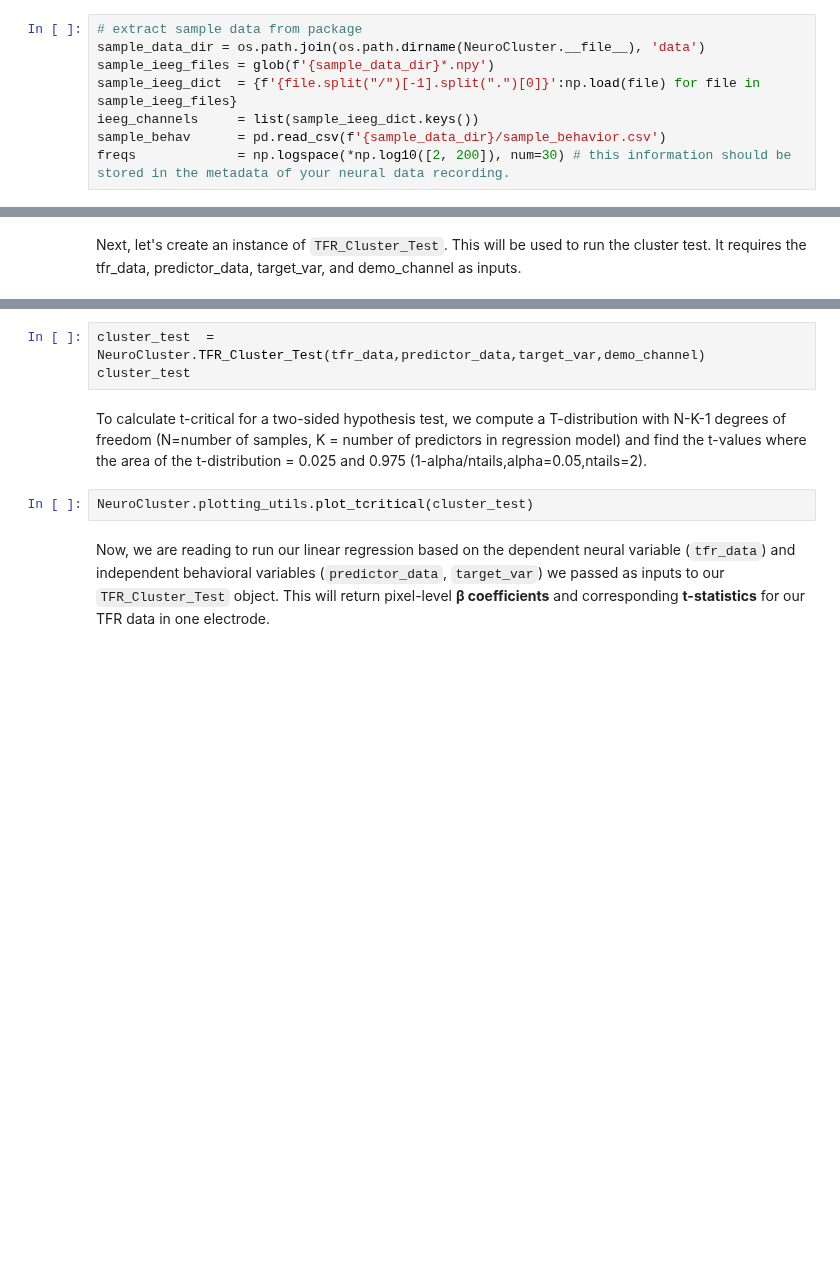
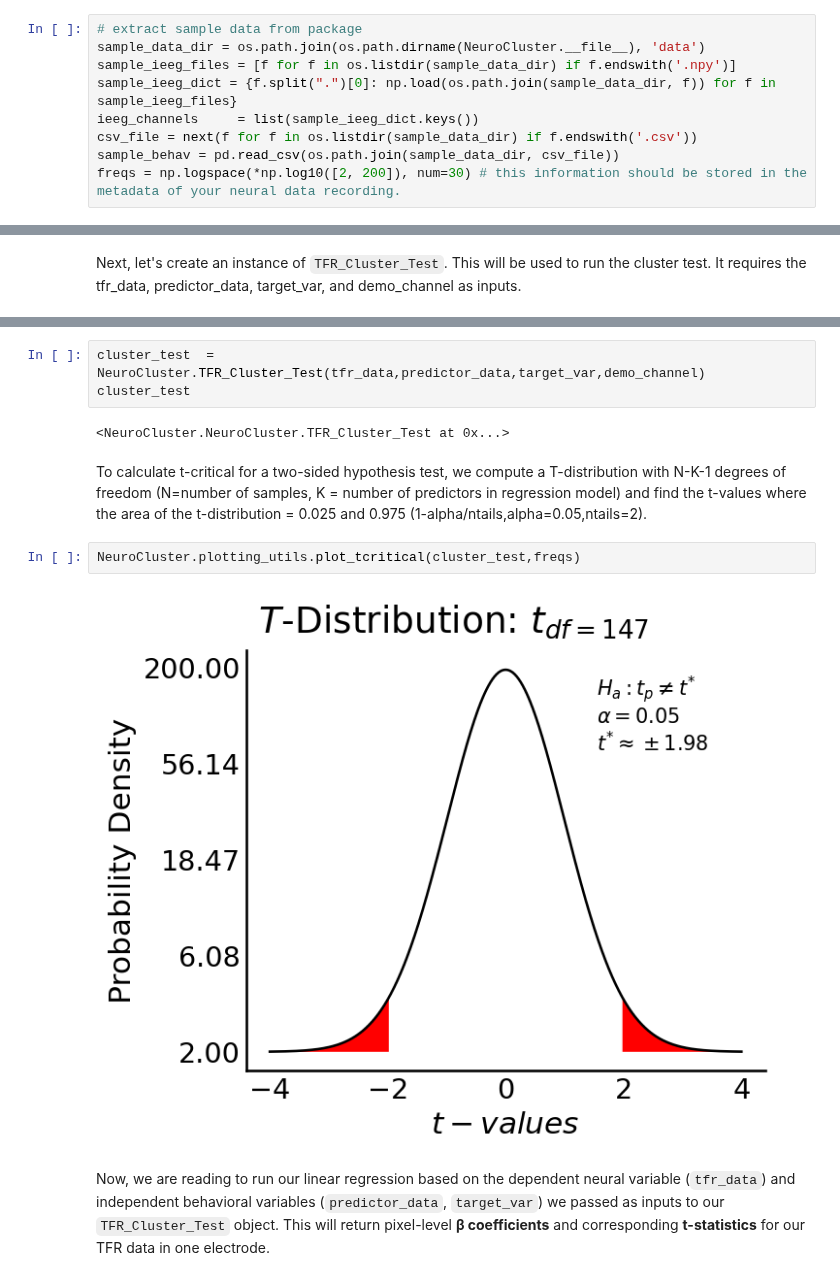
Before and after one commit to aliefink/NeuroCluster, a Jupyter notebook: notebooks/NeuroCluster_template_scrap.ipynb, the cells around one changed output, grey strips where cells are left out. Cells and saved outputs as stored; diff of their text form; blank space fills up the shorter version.

Commit message:
Fix bug in plotting utils

```diff
--- a/notebooks/NeuroCluster_template_scrap.ipynb
+++ b/notebooks/NeuroCluster_template_scrap.ipynb
@@ -33,8 +36,9 @@ FileNotFoundError: [Errno 2] No such file or directory: '/opt/anaconda3/envs/neu
 # %%
 # extract sample data from package
 sample_data_dir = os.path.join(os.path.dirname(NeuroCluster.__file__), 'data')
-sample_ieeg_files = glob(f'{sample_data_dir}*.npy')
-sample_ieeg_dict  = {f'{file.split("/")[-1].split(".")[0]}':np.load(file) for file in sample_ieeg_files}
+sample_ieeg_files = [f for f in os.listdir(sample_data_dir) if f.endswith('.npy')]
+sample_ieeg_dict = {f.split(".")[0]: np.load(os.path.join(sample_data_dir, f)) for f in sample_ieeg_files}
 ieeg_channels     = list(sample_ieeg_dict.keys())
-sample_behav      = pd.read_csv(f'{sample_data_dir}/sample_behavior.csv')
-freqs             = np.logspace(*np.log10([2, 200]), num=30) # this information should be stored in the metadata of your neural data recording.
+csv_file = next(f for f in os.listdir(sample_data_dir) if f.endswith('.csv'))
+sample_behav = pd.read_csv(os.path.join(sample_data_dir, csv_file))
+freqs = np.logspace(*np.log10([2, 200]), num=30) # this information should be stored in the metadata of your neural data recording.
@@ -75,10 +106,14 @@ help(NeuroCluster.TFR_Cluster_Test)
 # %%
 cluster_test  = NeuroCluster.TFR_Cluster_Test(tfr_data,predictor_data,target_var,demo_channel)
 cluster_test
+# %% [output]
+<NeuroCluster.NeuroCluster.TFR_Cluster_Test at 0x...>
 # %% [markdown]
 To calculate t-critical for a two-sided hypothesis test, we compute a T-distribution with N-K-1 degrees of freedom (N=number of samples, K = number of predictors in regression model) and find the t-values where the area of the t-distribution = 0.025 and 0.975 (1-alpha/ntails,alpha=0.05,ntails=2).
 # %%
-NeuroCluster.plotting_utils.plot_tcritical(cluster_test)
+NeuroCluster.plotting_utils.plot_tcritical(cluster_test,freqs)
+# %% [output]
+[figure, added]
 # %% [markdown]
 Now, we are reading to run our linear regression based on the dependent neural variable (`tfr_data`) and independent behavioral variables (`predictor_data`, `target_var`) we passed as inputs to our `TFR_Cluster_Test` object. This will return pixel-level **β coefficients** and corresponding **t-statistics** for our TFR data in one electrode.
 # %%
```
Also changed, not shown: parts of 23 cells of this notebook, 1 other file.
